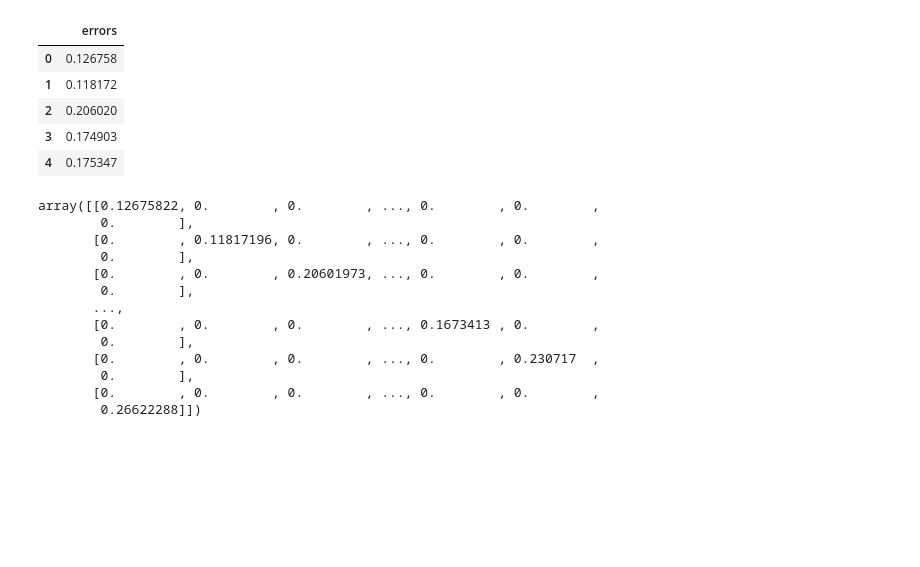
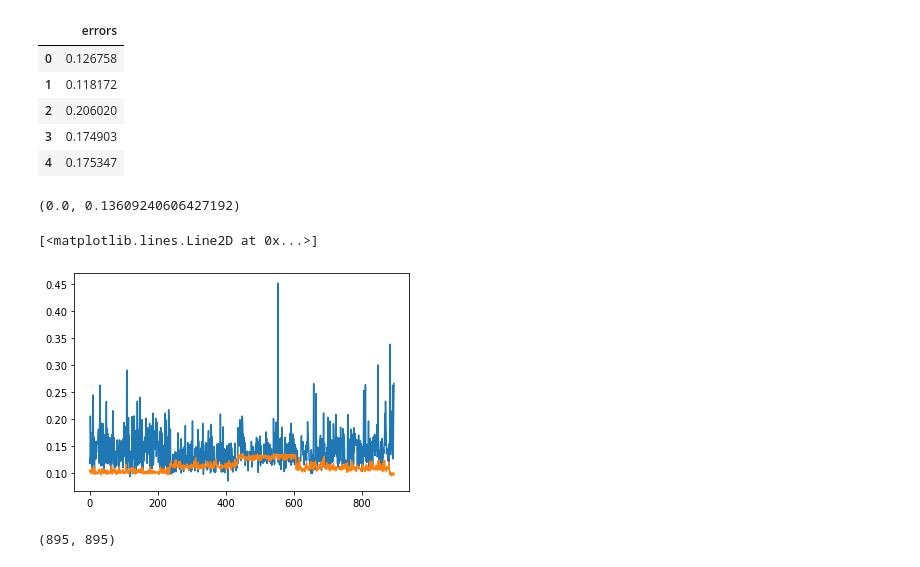
Before and after one commit to igomezv/SNIa_ML_regressions, a Jupyter notebook: loadModels.ipynb, the cells around one changed output. Saved outputs shown, nothing was run; the diff lists cells and outputs as text; code cells hidden in the pictures; blank space fills up the shorter version.

```diff
--- a/loadModels.ipynb
+++ b/loadModels.ipynb
@@ -205,18 +186,18 @@ np.savetxt("not_jla.dat", df1.values, header="#z mb", delimiter=' ' )
 l = len(noterrors.values)
 np.savetxt("not_jla_cov.dat",np.diag(noterrors.values.reshape(l,)), header="#{}x{}".format(l, l), delimiter=' ' )
 # %%
-np.diag(noterrors.values.reshape(l,))
+np.min(neuralcov), np.max(neuralcov)
 # %% [output]
-array([[0.12675822, 0.        , 0.        , ..., 0.        , 0.        ,
-        0.        ],
-       [0.        , 0.11817196, 0.        , ..., 0.        , 0.        ,
-        0.        ],
-       [0.        , 0.        , 0.20601973, ..., 0.        , 0.        ,
-        0.        ],
-       ...,
-       [0.        , 0.        , 0.        , ..., 0.1673413 , 0.        ,
-        0.        ],
-       [0.        , 0.        , 0.        , ..., 0.        , 0.230717  ,
-        0.        ],
-       [0.        , 0.        , 0.        , ..., 0.        , 0.        ,
-        0.26622288]])
+(0.0, 0.13609240606427192)
+# %%
+errnot = noterrors.values.reshape(l,)
+# %%
+plt.plot(errnot)
+plt.plot(np.diag(neuralcov))
+# %% [output]
+[<matplotlib.lines.Line2D at 0x...>]
+[figure, added]
+# %%
+len(np.diag(neuralcov)), len(errnot)
+# %% [output]
+(895, 895)
```
Also changed, not shown: parts of 8 cells of this notebook, 4 other files.
